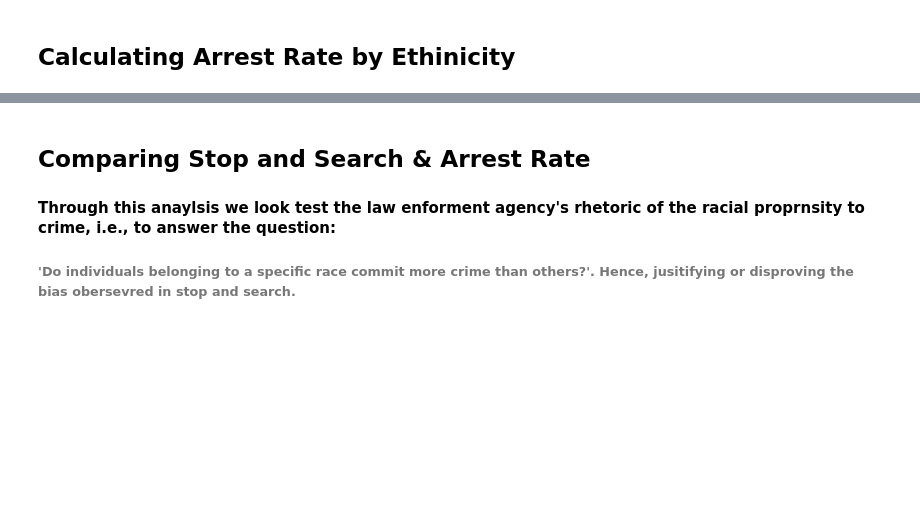
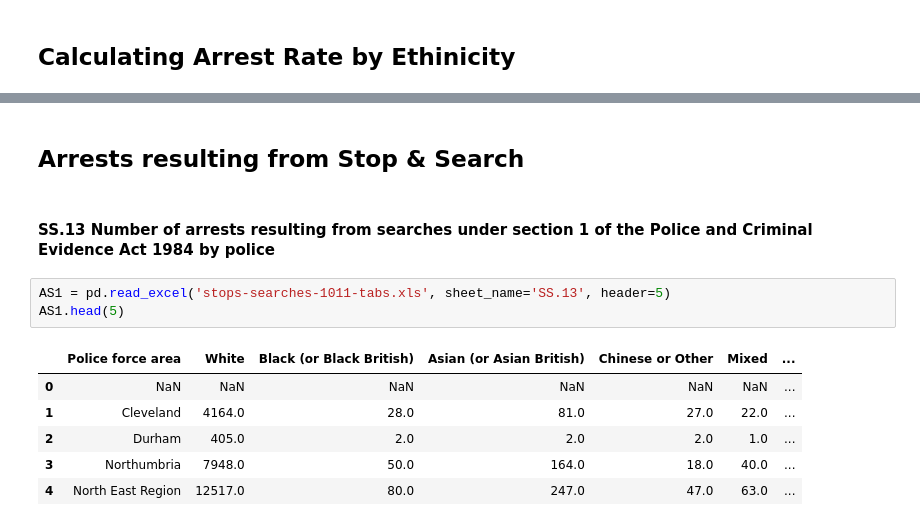
Before and after one commit to neerajthandayan/CourseProject, a Jupyter notebook: Notebooks/Crime_Data.ipynb, the cells around one changed output, grey strips where cells are left out. Cells and saved outputs as stored; diff of their text form; blank space fills up the shorter version.

```diff
--- a/Notebooks/Crime_Data.ipynb
+++ b/Notebooks/Crime_Data.ipynb
@@ -233,5 +235,14 @@ arate.head()
-# %% [markdown]
-## Comparing Stop and Search & Arrest Rate
-#### Through this anaylsis we look test the law enforment agency's rhetoric of the racial proprnsity to crime, i.e., to answer the question:
-
-###### 'Do individuals belonging to a specific race commit more crime than others?'. Hence, jusitifying or disproving the bias obersevred in stop and search.
+# %% [markdown]
+## Arrests resulting from Stop & Search
+# %% [markdown]
+#### SS.13   Number of arrests resulting from searches under section 1 of the Police and Criminal Evidence Act 1984 by police
+# %%
+AS1 = pd.read_excel('stops-searches-1011-tabs.xls', sheet_name='SS.13', header=5)
+AS1.head(5)
+# %% [output]
+|  | Police force area | White | Black (or Black British) | Asian (or Asian British) | Chinese or Other | Mixed | ... |
+| 0 | NaN | NaN | NaN | NaN | NaN | NaN | ... |
+| 1 | Cleveland | 4164.0 | 28.0 | 81.0 | 27.0 | 22.0 | ... |
+| 2 | Durham | 405.0 | 2.0 | 2.0 | 2.0 | 1.0 | ... |
+| 3 | Northumbria | 7948.0 | 50.0 | 164.0 | 18.0 | 40.0 | ... |
+| 4 | North East Region | 12517.0 | 80.0 | 247.0 | 47.0 | 63.0 | ... |
```
Also changed, not shown: parts of 11 cells of this notebook.
